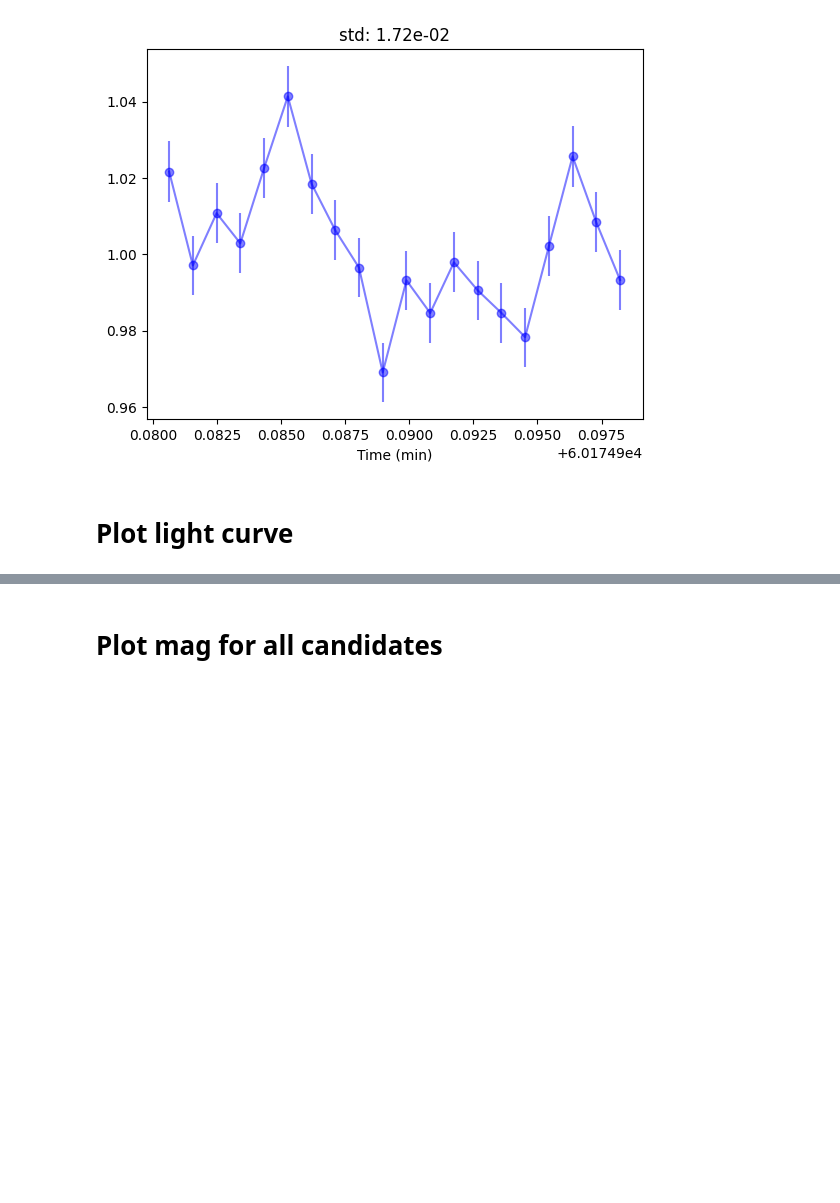
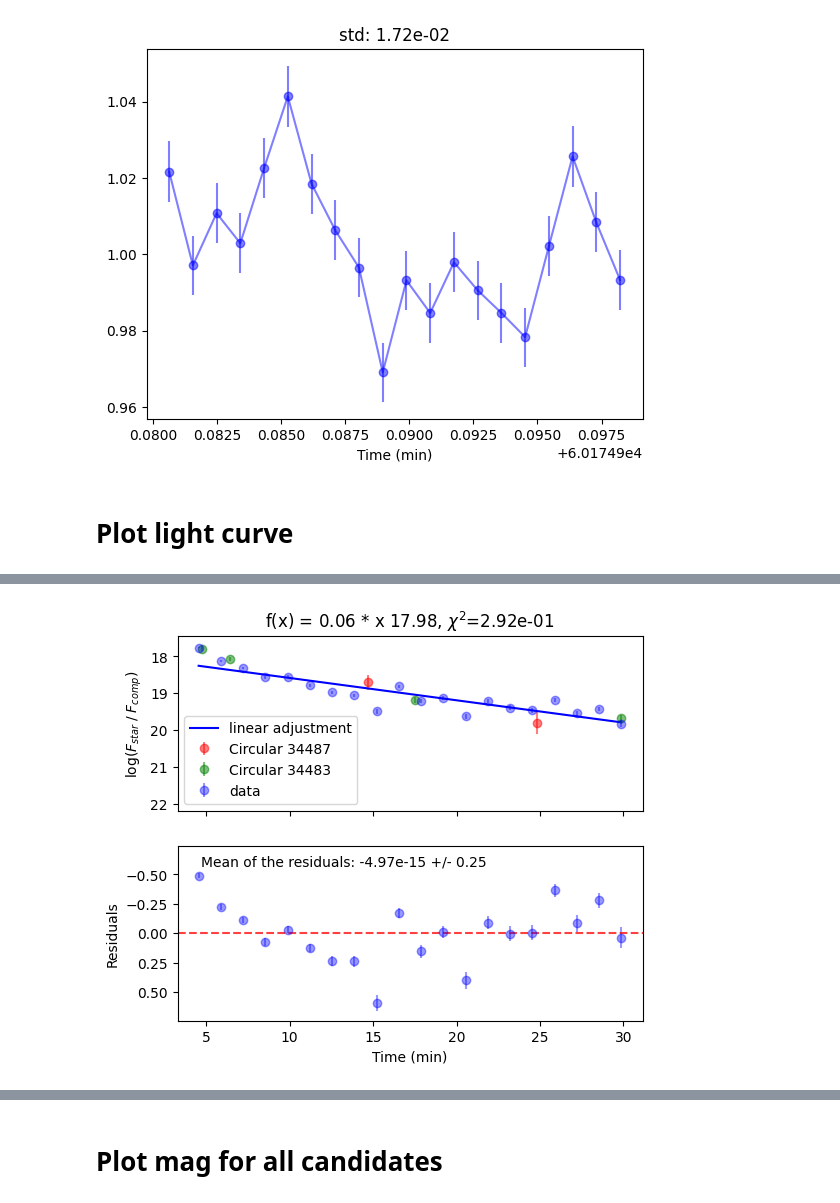
Before and after one commit to DBernardes/Tools-for-the-MOPTOP-pipeline-products, a Jupyter notebook: photometry_extraction.ipynb, the cells around one changed output, grey strips where cells are left out. Saved outputs shown, nothing was run; the diff lists cells and outputs as text; code cells hidden in the pictures; blank space fills up the shorter version.

```diff
--- a/photometry_extraction.ipynb
+++ b/photometry_extraction.ipynb
@@ -449,20 +472,32 @@ import matplotlib.pyplot as plt
 import pandas as pd
 import os
 import numpy as np
+import scipy
 from astropy.time import Time
 from scipy.stats import chisquare
 
 
-def calc_obj_magnitude(star_photons, star_err, comp_photons, comp_err):
+def monoExp(x, a, b, c):
+    return a * np.exp(-b * x) + c
+
+
+def calc_obj_magnitude(star_photons, star_err, comp_photons, comp_err, mag_comparison):
     star_photons, comp_photons = np.asarray(star_photons), np.asarray(comp_photons)
 
     tmp = star_photons / comp_photons
     tmp_err = np.abs(tmp) * np.sqrt(
         (star_err / star_photons) ** 2 + (comp_err / comp_photons) ** 2
     )
-    star_mag = np.log10(tmp)
+    star_mag = -2.5 * np.log10(tmp) + mag_comparison
     star_mag_err = tmp_err / (tmp * np.log(10))
     return star_mag, star_mag_err
+
+
+def calc_exponential_adjust(x, y):
+    params, _ = scipy.optimize.curve_fit(monoExp, x, y)
+    a, b, c = params
+    exp_adjust = monoExp(x, a, b, c)
+    return exp_adjust, a, b, c
 
 
 def calc_linear_adjust(x, y):
@@ -470,7 +505,7 @@ def calc_linear_adjust(x, y):
     return a * x + b, a, b
 
 
-def plot_light_curve(ax, mjd, cand, cand_err, adjust, adjus_param, ycoord, n_std=1):
+def plot_light_curve(ax, mjd, cand, cand_err, adjust, adjus_param, n_std=1):
     a, b = adjus_param
     mean = np.mean(cand)
     std = np.std(cand)
@@ -481,20 +516,14 @@ def plot_light_curve(ax, mjd, cand, cand_err, adjust, adjus_param, ycoord, n_std
     )
 
     ax.plot(mjd, adjust, "b-", label="linear adjustment")
+    ax.set_title(f"f(x) = {a:.2f} * x {b:.2f}, $\chi^2$={chi:.2e}")
+    ax.legend(loc="lower left")
     ax.set_ylim(mean - n_std * std, mean + 2 * n_std * std)
-    # ax.invert_yaxis()
+    ax.invert_yaxis()
     ax.set_ylabel(r"log($F_{star}\;/\;F_{comp}$)")
-    ax.annotate(
-        rf"f(x) = {a:.2f} * x {b:.2f}, $\chi^2$={chi:.2e}",
-        (0.99, ycoord),
-        fontsize=12,
-        ha="right",
-        va="center",
-        xycoords="axes fraction",
-    )
 
 
-def plot_residuals(ax, mjd, cand, cand_err, adjust, ycoord, n_std=3):
+def plot_residuals(ax, cand, cand_err, adjust, n_std=3):
     residuals = cand - adjust
     mean = np.mean(residuals)
     std = np.std(residuals)
@@ -513,10 +542,13 @@ def plot_residuals(ax, mjd, cand, cand_err, adjust, ycoord, n_std=3):
     ax.axhline(mean, color="r", linestyle="--", alpha=0.75)
     ax.set_ylim(mean - n_std * std, mean + n_std * std)
     ax.set_xlabel("Time (min)")
-    # ax.invert_yaxis()
+    ax.invert_yaxis()
     ax.annotate(
         f"Mean of the residuals: {mean:.2e} +/- {std:.2f}",
-        (0.05, ycoord),
+        (  # \nresiduals std: {std:.2f}\nmean photometry error: {np.mean(cand_err):.2f}",
+            0.05,
+            0.95,
+        ),
         fontsize=10,
         ha="left",
         va="top",
@@ -551,69 +583,47 @@ def plot_circular_data(mjd_start: float, ax):
 
 def read_star_csv_files(candidate):
     df_cam3 = pd.read_csv(
         os.path.join(dest_files_path, f"candidate{candidate}_cam3.csv")
     )
     df_cam4 = pd.read_csv(
         os.path.join(dest_files_path, f"candidate{candidate}_cam4.csv")
     )
     df_cam3 = df_cam4[:lim_dix]
     df_cam4 = df_cam4[:lim_dix]
 
     cand = df_cam3["star_photons"] + df_cam4["star_photons"]
     cand_err = np.sqrt(df_cam3["star_error"] ** 2 + df_cam4["star_error"] ** 2)
 
     mjd = df_cam3["mjd"]
 
     return mjd, cand, cand_err
 
 
 fig, axs = plt.subplots(2, 1, figsize=(6, 5), sharex="col", sharey="row")
 mjd, star, star_err = read_star_csv_files(candidate=1)
 mjd, comp, comp_err = read_comp_csv_files(comparisons_list)
+
 time_start = "2023-08-18T23:27:34"
 t = Time(time_start, format="isot", scale="utc")
 mjd_start = t.to_value("mjd")
 mjd = (mjd - mjd_start) * 24 * 60
 
-idx = 10
-norm_star, norm_err = calc_obj_magnitude(star, star_err, comp, comp_err)
-norm_star_interv, norm_err_interv = norm_star[:idx], norm_err[:idx]
-mjd_interv = mjd[:idx]
-
-linear_adjust, *adjust_param = calc_linear_adjust(mjd_interv, norm_star_interv)
-plot_light_curve(
-    axs[0],
-    mjd_interv[:-1],
-    norm_star_interv[:-1],
-    norm_err_interv[:-1],
-    linear_adjust[:-1],
-    adjust_param,
-    0.9,
-    5,
-)
-plot_residuals(
-    axs[1], mjd_interv, norm_star_interv, norm_err_interv, linear_adjust, 0.9, 3
-)
-
-idx -= 2
-norm_star_interv, norm_err_interv = norm_star[idx:], norm_err[idx:]
-mjd_interv = mjd[idx:]
-linear_adjust, *adjust_param = calc_linear_adjust(mjd_interv, norm_star_interv)
-ax = axs[0]
-plot_light_curve(
-    axs[0],
-    mjd_interv,
-    norm_star_interv,
-    norm_err_interv,
-    linear_adjust,
-    adjust_param,
-    0.75,
-    5,
-)
-plot_residuals(
-    axs[1], mjd_interv, norm_star_interv, norm_err_interv, linear_adjust, 0.8, 3
-)
+# norm_star = star / comp
+# norm_err = np.abs(norm_star) * np.sqrt((star_err / star) ** 2 + (comp_err / comp) ** 2)
+# mean = np.mean(norm_star)
+# norm_star /= mean
+# norm_err /= mean
+norm_star, norm_err = calc_obj_magnitude(star, star_err, comp, comp_err, comp_magR)
+linear_adjust, *adjus_param = calc_linear_adjust(mjd, norm_star)
+# exp_adjust, *adjus_param = calc_exponential_adjust(mjd, norm_star)
 
 
-plt.savefig(os.path.join(src_path, "..", "plots", "light_curve splitted.png"))
+plot_circular_data(mjd_start, axs[0])
+plot_light_curve(axs[0], mjd, norm_star, norm_err, linear_adjust, adjus_param, 3)
+plot_residuals(axs[1], norm_star, norm_err, linear_adjust, 3)
+
+
+plt.savefig(os.path.join(src_path, "..", "plots", "light_curve.png"))
 plt.show()
+# %% [output]
+[figure, added]
```
Also changed, not shown: parts of 4 cells of this notebook, 2 other files.
